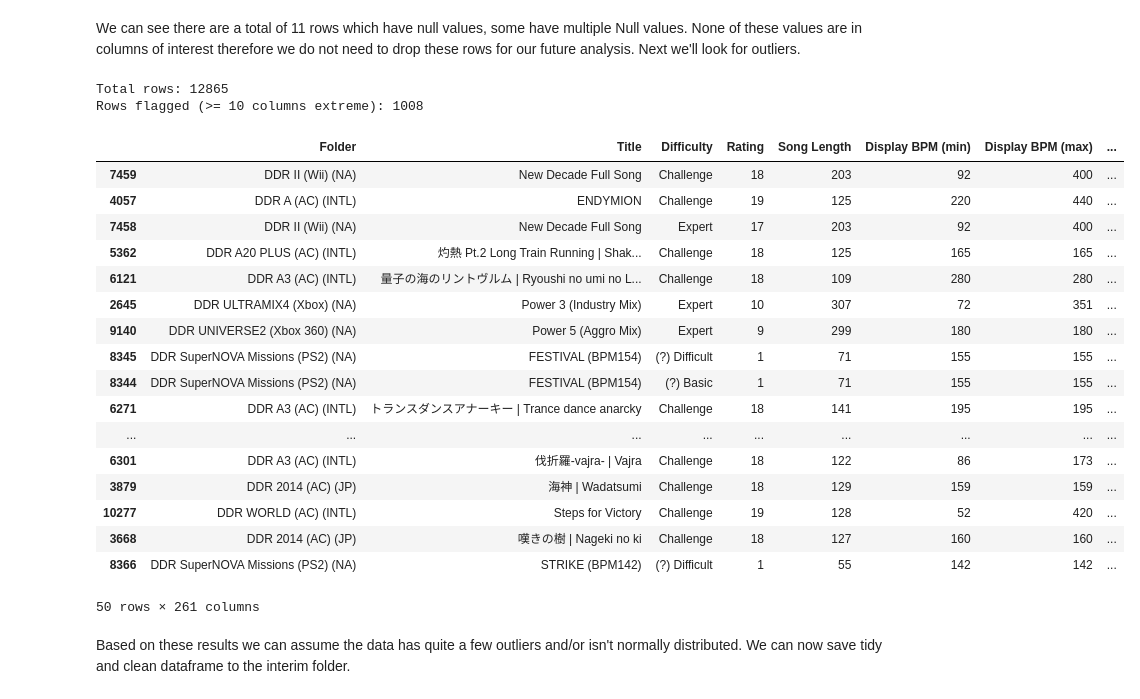
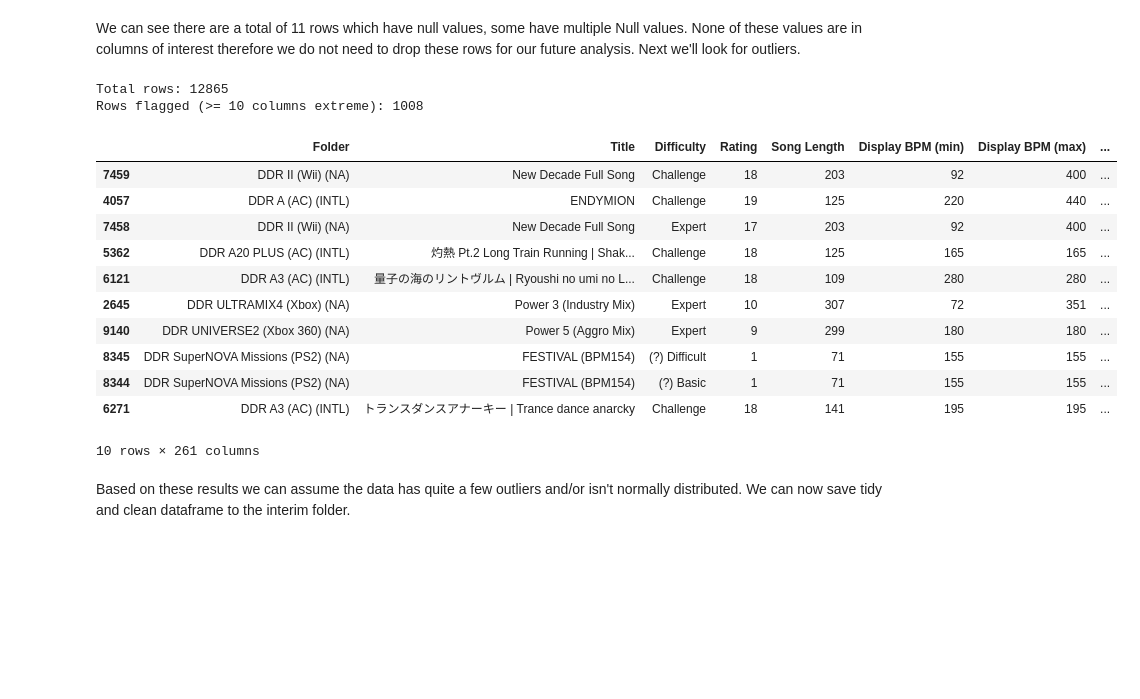
Before and after one commit to COGS108/Group051_WI26, a Jupyter notebook: 01-DataCheckpoint.ipynb, the cells around one changed output. Saved outputs shown, nothing was run; the diff lists cells and outputs as text; code cells hidden in the pictures; blank space fills up the shorter version.

```diff
--- a/01-DataCheckpoint.ipynb
+++ b/01-DataCheckpoint.ipynb
@@ -357,41 +346,35 @@ hi = num.quantile(0.99)
 outlier_mask = num.lt(lo) | num.gt(hi)
 
 # require at least k columns in the row to be flagged
 k = 10
 
 row_outlier_counts = outlier_mask.sum(axis=1)
 rows_flagged = row_outlier_counts >= k
 
 print("Total rows:", len(df))
 print(f"Rows flagged (>= {k} columns extreme):", rows_flagged.sum())
 
 # show the worst rows first (most flagged columns)
 worst_idx = row_outlier_counts.sort_values(ascending=False).head(50).index
 
 # full set of flagged rows (all columns)
 df_flagged = df.loc[rows_flagged].copy()
-df.loc[worst_idx].assign(outlier_flag_count=row_outlier_counts.loc[worst_idx]).head(rows_flagged.sum())
+df.loc[worst_idx].assign(outlier_flag_count=row_outlier_counts.loc[worst_idx]).head(rows_flagged.sum()).head(10)
 # %% [output]
 Total rows: 12865
 Rows flagged (>= 10 columns extreme): 1008
 |  | Folder | Title | Difficulty | Rating | Song Length | Display BPM (min) | Display BPM (max) | ... |
 | 7459 | DDR II (Wii) (NA) | New Decade Full Song | Challenge | 18 | 203 | 92 | 400 | ... |
 | 4057 | DDR A (AC) (INTL) | ENDYMION | Challenge | 19 | 125 | 220 | 440 | ... |
 | 7458 | DDR II (Wii) (NA) | New Decade Full Song | Expert | 17 | 203 | 92 | 400 | ... |
 | 5362 | DDR A20 PLUS (AC) (INTL) | 灼熱 Pt.2 Long Train Running | Shak... | Challenge | 18 | 125 | 165 | 165 | ... |
 | 6121 | DDR A3 (AC) (INTL) | 量子の海のリントヴルム | Ryoushi no umi no L... | Challenge | 18 | 109 | 280 | 280 | ... |
 | 2645 | DDR ULTRAMIX4 (Xbox) (NA) | Power 3 (Industry Mix) | Expert | 10 | 307 | 72 | 351 | ... |
 | 9140 | DDR UNIVERSE2 (Xbox 360) (NA) | Power 5 (Aggro Mix) | Expert | 9 | 299 | 180 | 180 | ... |
 | 8345 | DDR SuperNOVA Missions (PS2) (NA) | FESTIVAL (BPM154) | (?) Difficult | 1 | 71 | 155 | 155 | ... |
 | 8344 | DDR SuperNOVA Missions (PS2) (NA) | FESTIVAL (BPM154) | (?) Basic | 1 | 71 | 155 | 155 | ... |
 | 6271 | DDR A3 (AC) (INTL) | トランスダンスアナーキー | Trance dance anarcky | Challenge | 18 | 141 | 195 | 195 | ... |
-| ... | ... | ... | ... | ... | ... | ... | ... | ... |
-| 6301 | DDR A3 (AC) (INTL) | 伐折羅-vajra- | Vajra | Challenge | 18 | 122 | 86 | 173 | ... |
-| 3879 | DDR 2014 (AC) (JP) | 海神 | Wadatsumi | Challenge | 18 | 129 | 159 | 159 | ... |
-| 10277 | DDR WORLD (AC) (INTL) | Steps for Victory | Challenge | 19 | 128 | 52 | 420 | ... |
-| 3668 | DDR 2014 (AC) (JP) | 嘆きの樹 | Nageki no ki | Challenge | 18 | 127 | 160 | 160 | ... |
-| 8366 | DDR SuperNOVA Missions (PS2) (NA) | STRIKE (BPM142) | (?) Difficult | 1 | 55 | 142 | 142 | ... |
-50 rows × 261 columns
+10 rows × 261 columns
 # %% [markdown]
 Based on these results we can assume the data has quite a few outliers and/or isn't normally distributed. We can now save tidy and clean dataframe to the interim folder.
 # %%
```
Also changed, not shown: parts of 2 cells of this notebook.
